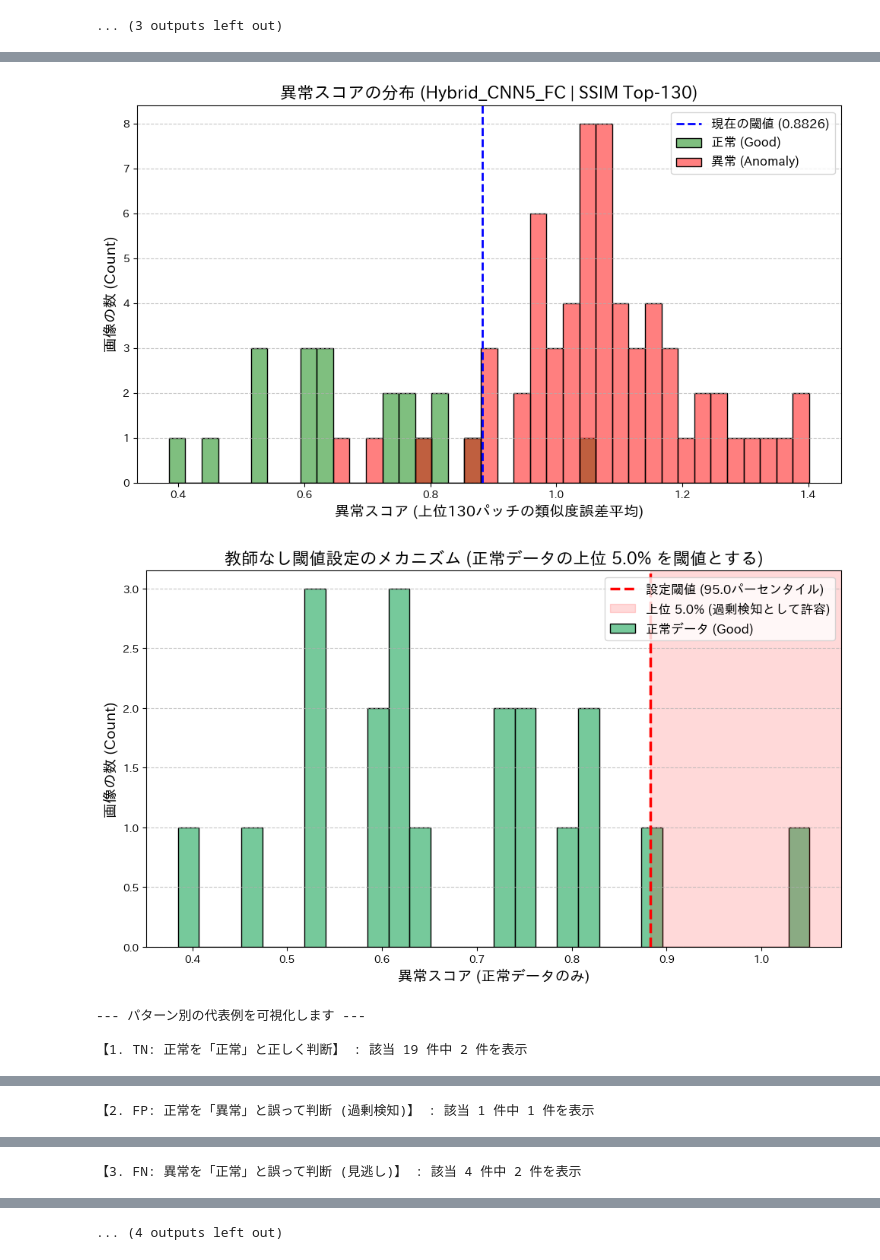
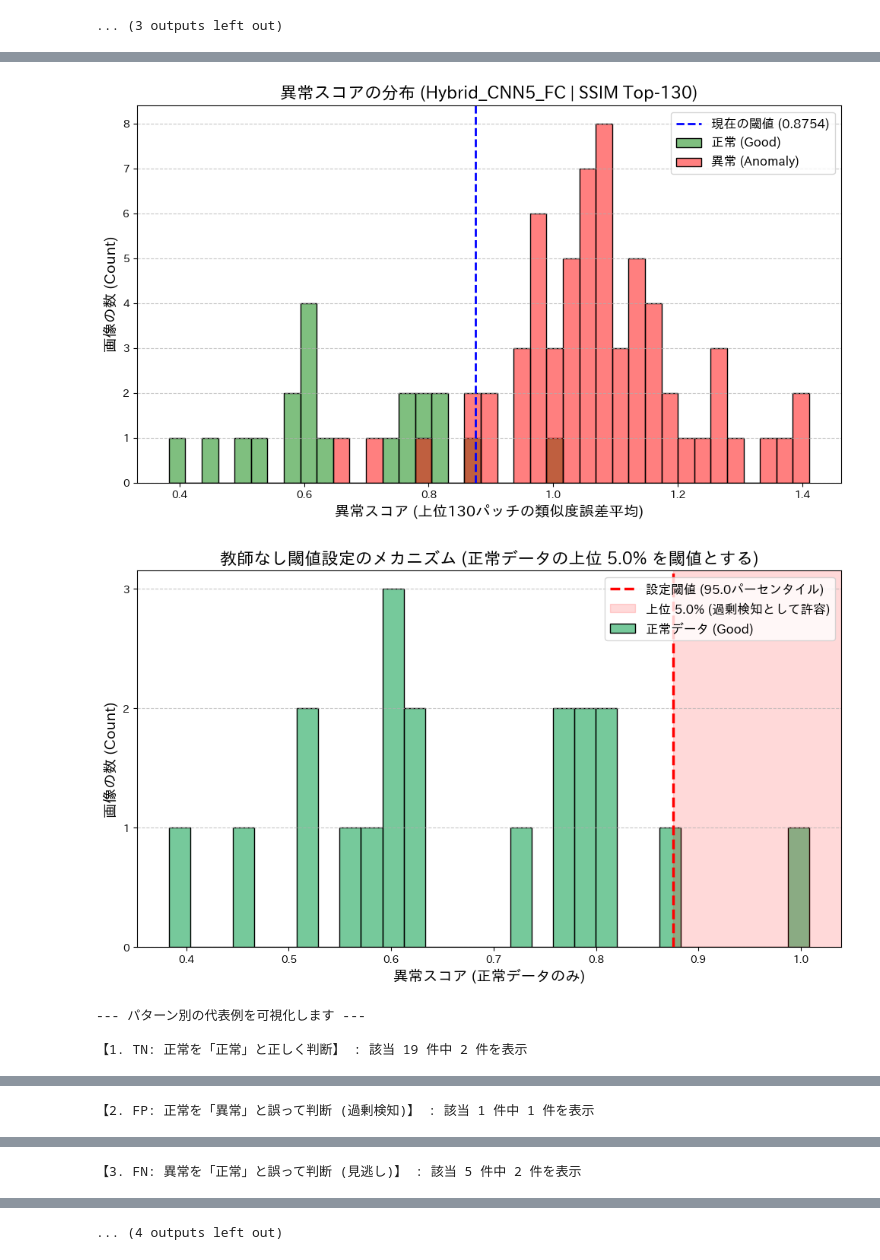
Before and after one commit to tokiyaokoshi/image-anomaly-detection, a Jupyter notebook: code/evaluate_vae_f1_threshold.ipynb, the cells around one changed output, grey strips where cells are left out. Cells and saved outputs as stored; diff of their text form; code cells hidden in the pictures.

```diff
--- a/code/evaluate_vae_f1_threshold.ipynb
+++ b/code/evaluate_vae_f1_threshold.ipynb
@@ -593,14 +593,19 @@ def plot_score_distribution(y_true, scores, threshold, top_k=130):
     plt.show()
 
 # 【新規追加】正常データのみの分布と閾値を可視化する最強の図解
+import matplotlib.ticker as ticker # ファイル上部のimport群に追加してもOKです
+
 def plot_unsupervised_threshold(y_true, scores, threshold, percentile=95.0):
     plt.figure(figsize=(10, 6))
 
     # 正常データのスコアのみを抽出
     normal_scores = scores[y_true == 0]
 
-    # ヒストグラムとカーネル密度推定（KDE）の描画
+    # ヒストグラムの描画
     sns.histplot(normal_scores, bins=30, color='mediumseagreen', alpha=0.7,  label='正常データ (Good)')
+
+    # ★ Y軸を1枚刻み（整数）に強制する設定
+    plt.gca().yaxis.set_major_locator(ticker.MaxNLocator(integer=True))
 
     # 閾値の垂直線
     plt.axvline(x=threshold, color='red', linestyle='--', linewidth=2.5, label=f'設定閾値 ({percentile}パーセンタイル)')
@@ -671,7 +676,7 @@ def compute_unsupervised_threshold(y_true, scores, method="percentile", k=3.0, p
         print(f"-> 最適しきい値: {threshold:.4f}")
 
     elif method == "percentile":
-        threshold = np.percentile(normal_scores, percentile)
+        threshold = np.percentile(normal_scores, percentile, method='lower')
         print(f"\n[教師なししきい値設定: パーセンタイル法 ({percentile}%)]")
         print(f"-> 正常データの {percentile}% を正常とみなす")
         print(f"-> 最適しきい値: {threshold:.4f}")
@@ -762,5 +767,5 @@ F値 (F1-score)     : 95.93%
-[figure, old version]
+[figure, new version]
-[figure, old version]
+[figure, new version]
 --- パターン別の代表例を可視化します ---
 
 【1. TN: 正常を「正常」と正しく判断】 : 該当 19 件中 2 件を表示
@@ -771 +776 @@ F値 (F1-score)     : 95.93%
-【3. FN: 異常を「正常」と誤って判断 (見逃し)】 : 該当 4 件中 2 件を表示
+【3. FN: 異常を「正常」と誤って判断 (見逃し)】 : 該当 5 件中 2 件を表示
```
Also changed, not shown: parts of 1 cell of this notebook.
